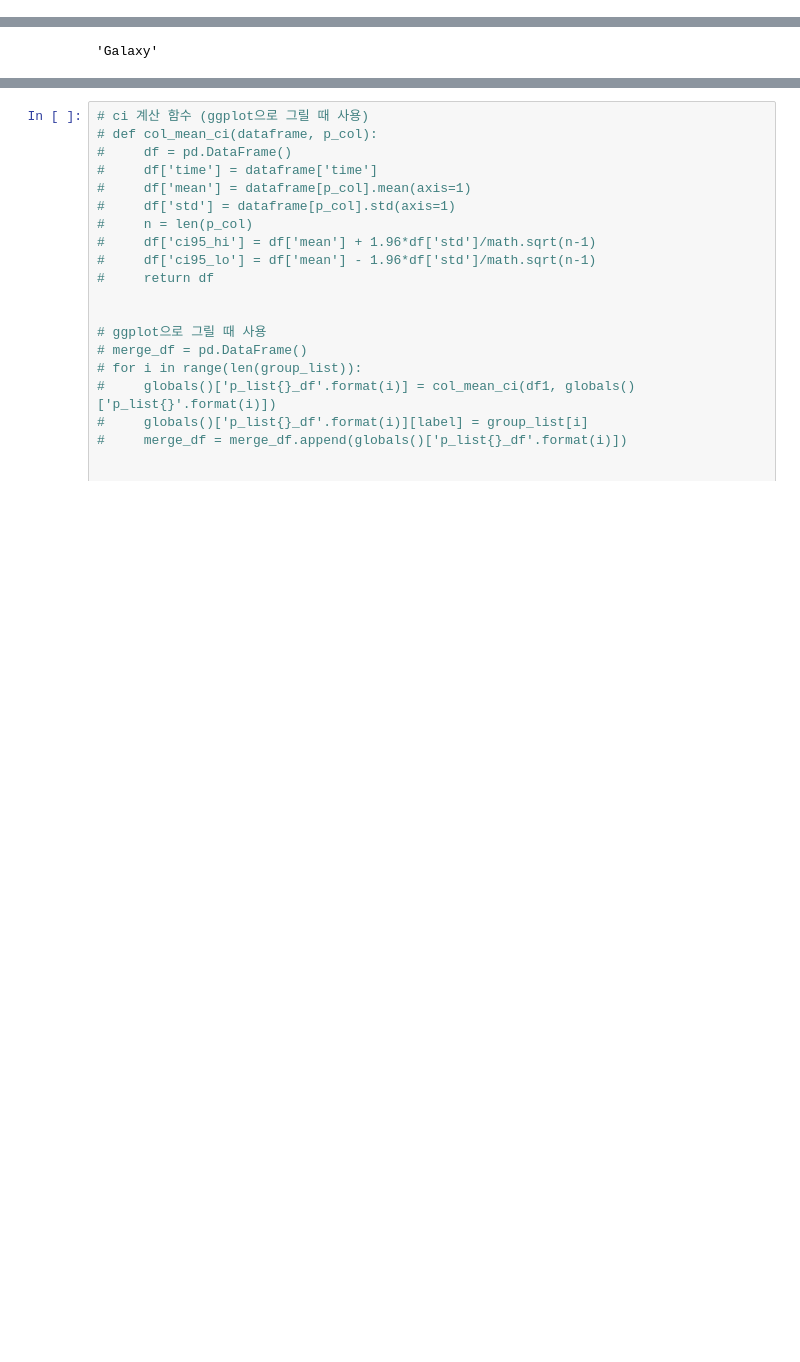
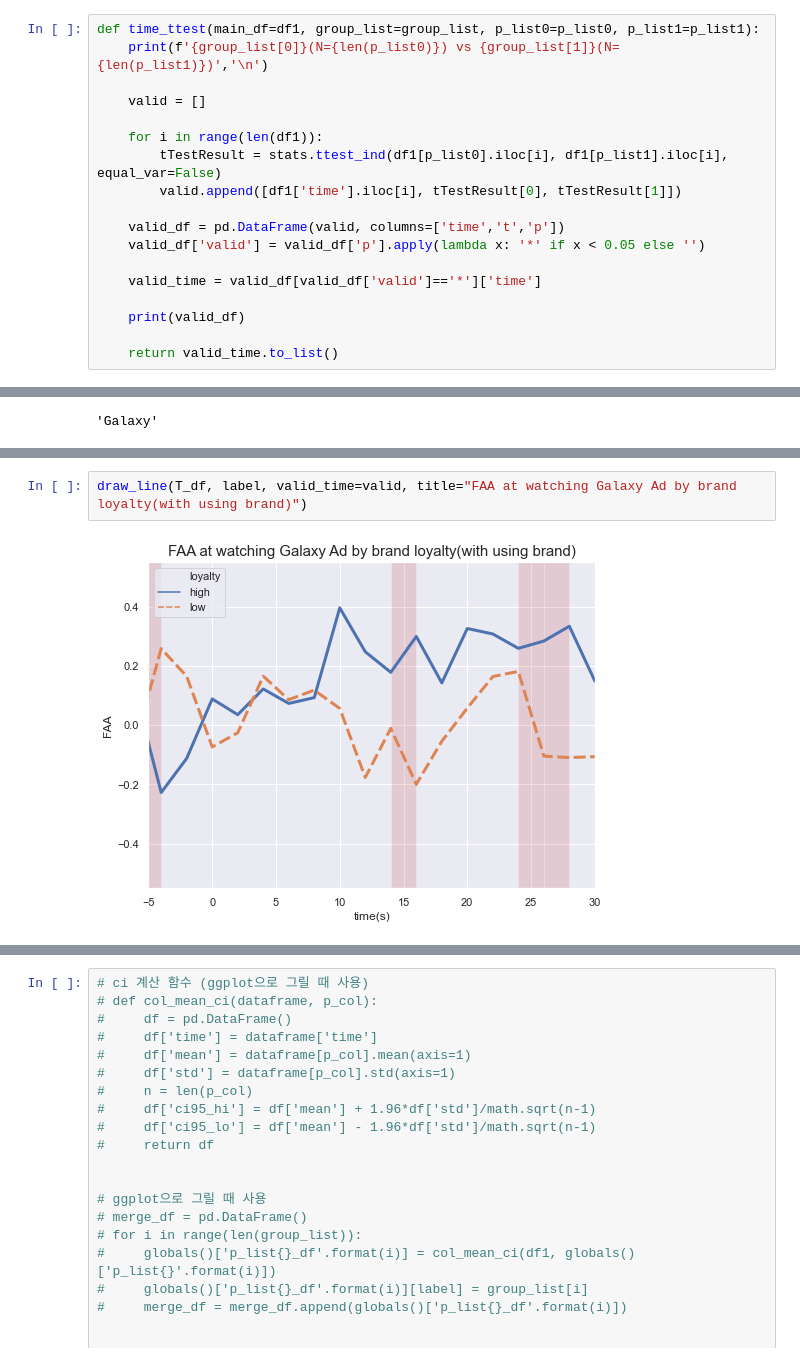
Before and after one commit to BrainNim/BrainScience, a Jupyter notebook: article_graph.ipynb, the cells around one changed output, grey strips where cells are left out. Cells and saved outputs as stored; diff of their text form; blank space fills up the shorter version.

```diff
--- a/article_graph.ipynb
+++ b/article_graph.ipynb
@@ -203,6 +203,24 @@ def time_ttest(main_df=df1, group_list=group_list, p_list0=p_list0, p_list1=p_li
     print('\n','valid timeline :', valid)
 
     return valid
+# %%
+def time_ttest(main_df=df1, group_list=group_list, p_list0=p_list0, p_list1=p_list1):
+    print(f'{group_list[0]}(N={len(p_list0)}) vs {group_list[1]}(N={len(p_list1)})','\n')
+
+    valid = []
+
+    for i in range(len(df1)):
+        tTestResult = stats.ttest_ind(df1[p_list0].iloc[i], df1[p_list1].iloc[i], equal_var=False)
+        valid.append([df1['time'].iloc[i], tTestResult[0], tTestResult[1]])
+
+    valid_df = pd.DataFrame(valid, columns=['time','t','p'])
+    valid_df['valid'] = valid_df['p'].apply(lambda x: '*' if x < 0.05 else '')
+
+    valid_time = valid_df[valid_df['valid']=='*']['time']
+
+    print(valid_df)
+
+    return valid_time.to_list()
 # %% [markdown]
 ## 사용 핸드폰 그룹 T-test
 # %%
@@ -363,0 +384,4 @@ high(N=7) vs low(N=7)
+# %%
+draw_line(T_df, label, valid_time=valid, title="FAA at watching Galaxy Ad by brand loyalty(with using brand)")
+# %% [output]
+[figure, added]
```
Also changed, not shown: parts of 17 cells of this notebook.
